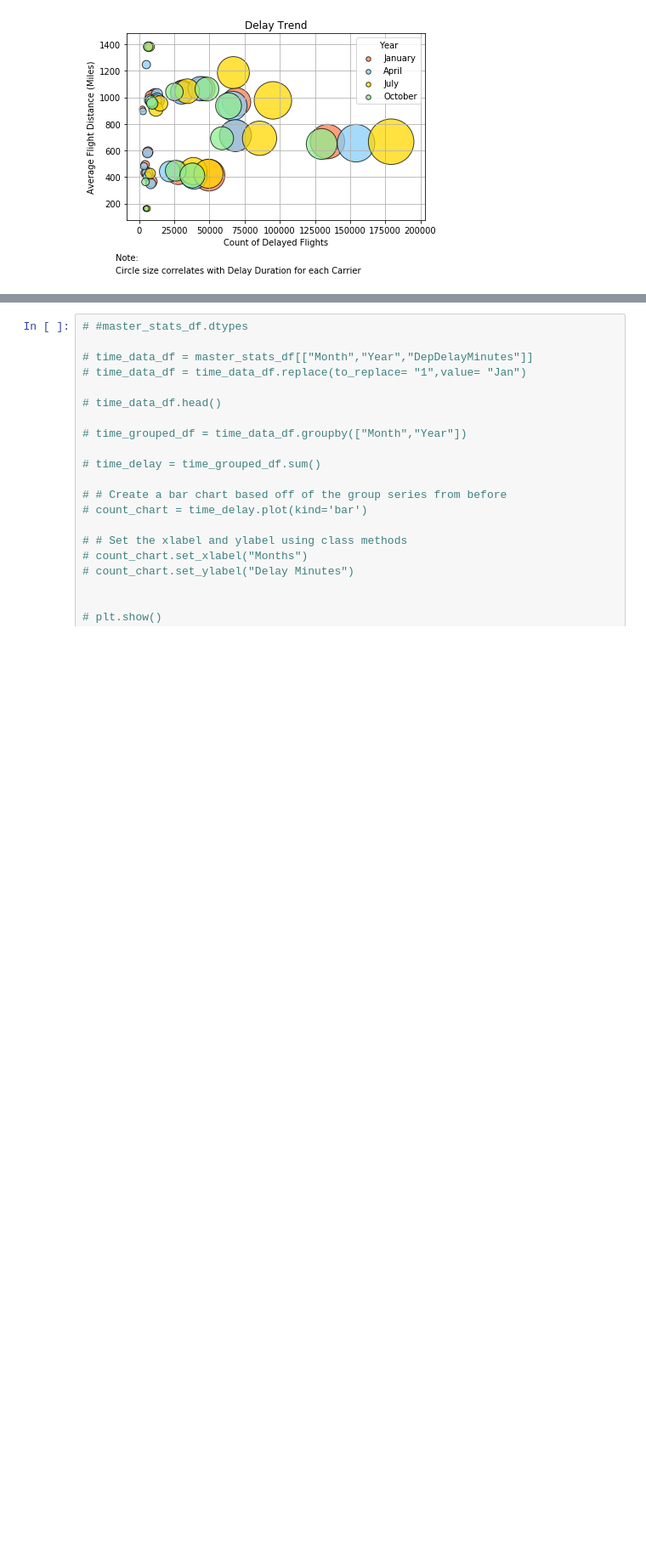
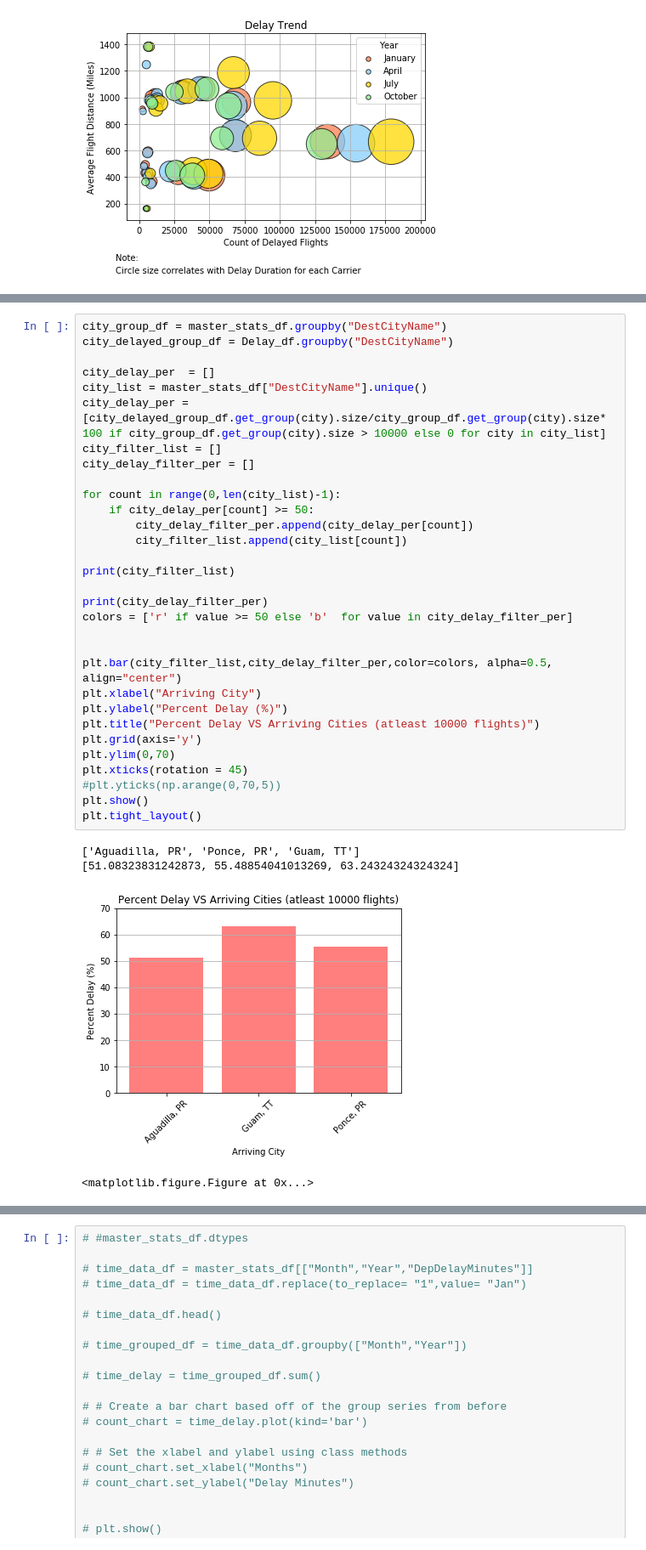
Before and after one commit to Randy0601/GroupProject, a Jupyter notebook: Saifee/Starter.ipynb, the cells around one changed output, grey strips where cells are left out. Shown: that part at 85% size. Cells and saved outputs as stored; diff of their text form; blank space fills up the shorter version.

```diff
--- a/Saifee/Starter.ipynb
+++ b/Saifee/Starter.ipynb
@@ -557,0 +594,36 @@ Text(0.1,-0.07,'Circle size correlates with Delay Duration for each Carrier')
+# %%
+city_group_df = master_stats_df.groupby("DestCityName")
+city_delayed_group_df = Delay_df.groupby("DestCityName")
+
+city_delay_per  = []
+city_list = master_stats_df["DestCityName"].unique()
+city_delay_per = [city_delayed_group_df.get_group(city).size/city_group_df.get_group(city).size* 100 if city_group_df.get_group(city).size > 10000 else 0 for city in city_list]
+city_filter_list = []
+city_delay_filter_per = []
+
+for count in range(0,len(city_list)-1):
+    if city_delay_per[count] >= 50:
+        city_delay_filter_per.append(city_delay_per[count])
+        city_filter_list.append(city_list[count])
+
+print(city_filter_list)
+
+print(city_delay_filter_per)
+colors = ['r' if value >= 50 else 'b'  for value in city_delay_filter_per]
+
+
+plt.bar(city_filter_list,city_delay_filter_per,color=colors, alpha=0.5, align="center")
+plt.xlabel("Arriving City")
+plt.ylabel("Percent Delay (%)")
+plt.title("Percent Delay VS Arriving Cities (atleast 10000 flights)")
+plt.grid(axis='y')
+plt.ylim(0,70)
+plt.xticks(rotation = 45)
+#plt.yticks(np.arange(0,70,5))
+plt.show()
+plt.tight_layout()
+# %% [output]
+['Aguadilla, PR', 'Ponce, PR', 'Guam, TT']
+[51.08323831242873, 55.48854041013269, 63.24324324324324]
+[figure, added]
+<matplotlib.figure.Figure at 0x...>
```
Also changed, not shown: parts of 4 cells of this notebook, 1 other file.
